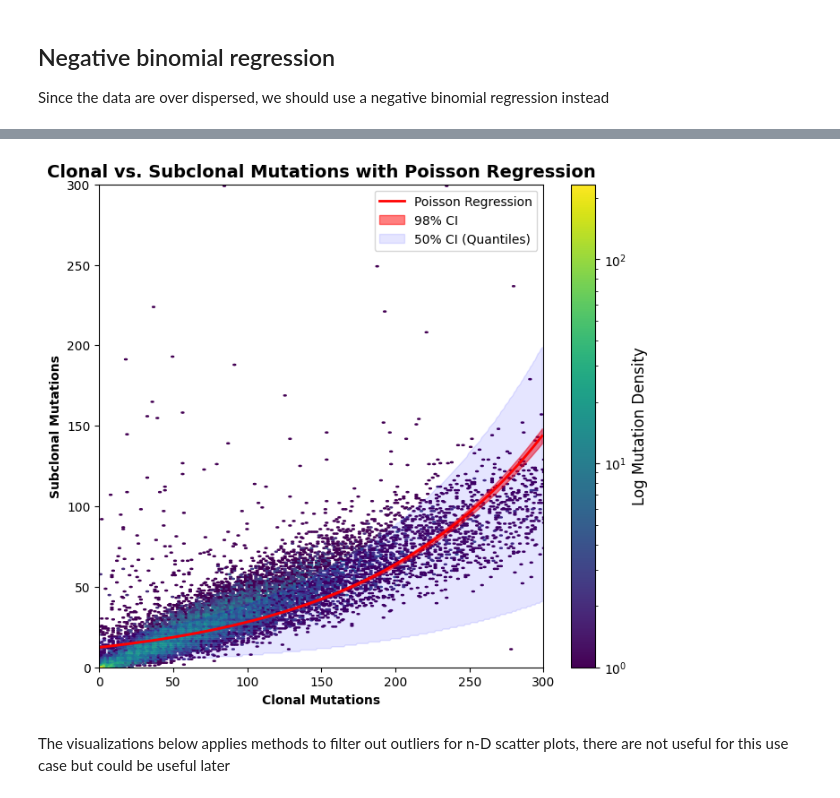
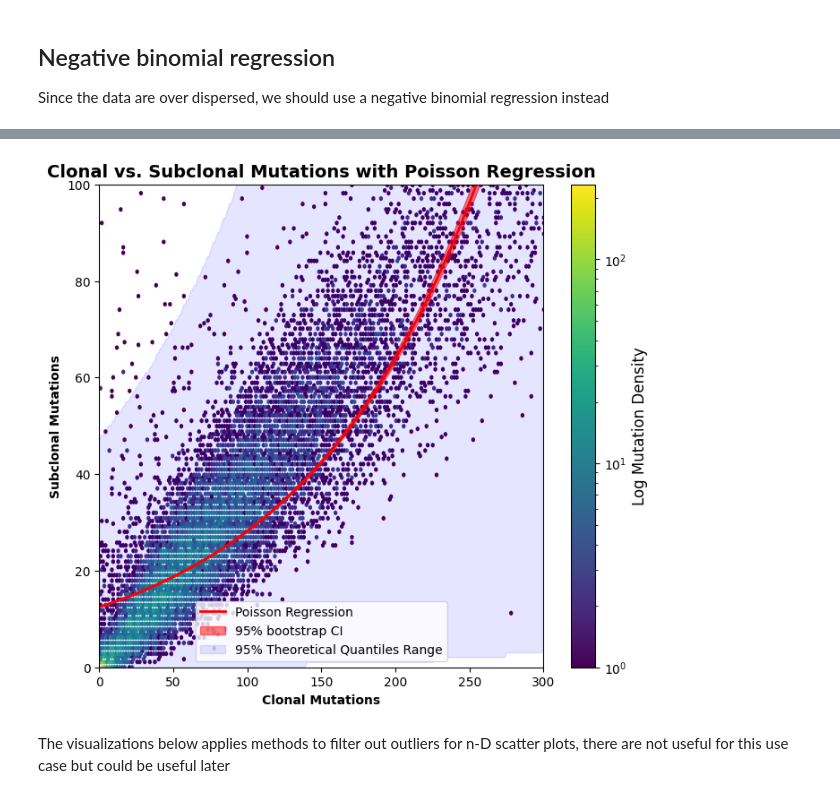
Before and after one commit to xiaopengh/Clone_Driver, a Jupyter notebook: notebook.ipynb, the cells around one changed output, grey strips where cells are left out. Cells and saved outputs as stored; diff of their text form; code cells hidden in the pictures.

```diff
--- a/notebook.ipynb
+++ b/notebook.ipynb
@@ -460,7 +460,7 @@ import warnings
 warnings.filterwarnings("ignore")  # Suppress all warnings
 
 # Function to calculate quantiles for Negative Binomial distribution
-def nb_quantiles(Y_pred: pd.Series, scale: float ,q_range=0.5):
+def nb_quantiles(Y_pred: pd.Series, scale: float ,q_range=0.95):
     """
     Compute (1 - alpha)% quantile interval of a negative binomial
     given predicted means (mu) and dispersion alpha.
@@ -517,7 +517,7 @@ predicted_counts = nbinomial_model.predict(x_pred)  # Use the corrected matrix
 
 # Calculate the quantiles for the predicted counts
 # Note: The scale parameter is the dispersion parameter for the Negative Binomial distribution
-q_range = 0.5  # Range for quantiles (0.5 for median, 0.025 and 0.975 for 95% CI)
+q_range = 0.95 # Range for quantiles (0.5 for median, 0.025 and 0.975 for 95% CI)
 lower_quantile, upper_quantile = nb_quantiles(predicted_counts, scale=nbinomial_model.scale, q_range=q_range)
 
 # Create the Hexbin Plot (R-style)
@@ -534,7 +534,7 @@ ax.plot(x_plot, predicted_counts, color="red", linestyle="-", linewidth=2, label
 ax.fill_between(x_plot, lower_bound_bootstrap, upper_bound_bootstrap, color="red", alpha=0.5, label=f"{(1-alpha)*100 :.0f}% CI")
 
 # Add quantile intervals
-ax.fill_between(x_plot, lower_quantile, upper_quantile, color="blue", alpha=0.1, label=f"{q_range*100 :.0f}% CI (Quantiles)")
+ax.fill_between(x_plot, lower_quantile, upper_quantile, color="blue", alpha=0.1, label=f"{q_range*100 :.0f}% Theoretical Quantiles Range")
 
 # Improve Labels and Title (ggplot2-like styling)
 ax.set_xlim([0, xlim])  # Adjust these values based on your data
@@ -580,7 +580,7 @@ import warnings
 warnings.filterwarnings("ignore")  # Suppress all warnings
 
 # Function to calculate quantiles for Negative Binomial distribution
-def nb_quantiles(Y_pred: pd.Series, scale: float ,q_range=0.5):
+def nb_quantiles(Y_pred: pd.Series, scale: float ,q_range=0.95):
     """
     Compute (1 - alpha)% quantile interval of a negative binomial
     given predicted means (mu) and dispersion alpha.
@@ -603,7 +603,7 @@ def nb_quantiles(Y_pred: pd.Series, scale: float ,q_range=0.5):
 # Define the predictor and response variables
 x = clonal_summary_Ztest["Clonal Count"]
 y = clonal_summary_Ztest["Sub-Clonal Count"]
-alpha = 0.02  # Significance level for confidence intervals
+alpha = 0.05  # Significance level for confidence intervals
 
 # Add a constant to the predictor variable (intercept term)
 x_with_const = sm.add_constant(x)
@@ -626,7 +626,7 @@ print(nbinomial_model.summary())
 
 # Generate values for prediction
 xlim = 300  # Limit for x-axis
-ylim = 300  # Limit for y-axis
+ylim = 100  # Limit for y-axis
 x_plot = np.arange(0, xlim)  # Generate 400 values between 0 and 400
 
 # Create a design matrix for prediction (add an intercept)
@@ -637,7 +637,7 @@ predicted_counts = nbinomial_model.predict(x_pred)  # Use the corrected matrix
 
 # Calculate the quantiles for the predicted counts
 # Note: The scale parameter is the dispersion parameter for the Negative Binomial distribution
-q_range = 0.5  # Range for quantiles (0.5 for median, 0.025 and 0.975 for 95% CI)
+q_range = 0.95  # Range for quantiles (0.5 for median, 0.025 and 0.975 for 95% CI)
 lower_quantile, upper_quantile = nb_quantiles(predicted_counts, scale=nbinomial_model.scale, q_range=q_range)
 
 # Create the Hexbin Plot (R-style)
@@ -651,10 +651,10 @@ hb = ax.hexbin(
 ax.plot(x_plot, predicted_counts, color="red", linestyle="-", linewidth=2, label="Poisson Regression")
 
 # Add confidence interval as shaded area
-ax.fill_between(x_plot, lower_bound, upper_bound, color="red", alpha=0.5, label=f"{(1-alpha)*100 :.0f}% CI")
+ax.fill_between(x_plot, lower_bound, upper_bound, color="red", alpha=0.5, label=f"{(1-alpha)*100 :.0f}% bootstrap CI")
 
 # Add quantile intervals
-ax.fill_between(x_plot, lower_quantile, upper_quantile, color="blue", alpha=0.1, label=f"{q_range*100 :.0f}% CI (Quantiles)")
+ax.fill_between(x_plot, lower_quantile, upper_quantile, color="blue", alpha=0.1, label=f"{(q_range)*100 :.0f}% Theoretical Quantiles Range")
 
 # Improve Labels and Title (ggplot2-like styling)
 ax.set_xlim([0, xlim])  # Adjust these values based on your data
@@ -687,9 +687,9 @@ Time:                        18:05:18   Log-Likelihood:                -84044.
 ... (5 lines left out)
 const            2.5216      0.007    340.985      0.000       2.507       2.536
 Clonal Count     0.0082   6.41e-05    127.633      0.000       0.008       0.008
 alpha            0.3315      0.004     85.577      0.000       0.324       0.339
 ================================================================================
-[figure, old version]
+[figure, new version]
 # %% [markdown]
 The visualizations below applies methods to filter out outliers for n-D scatter plots, there are not useful for this use case but could be useful later
 # %% [markdown]
```
Also changed, not shown: parts of 4 cells of this notebook, 1 other file.
